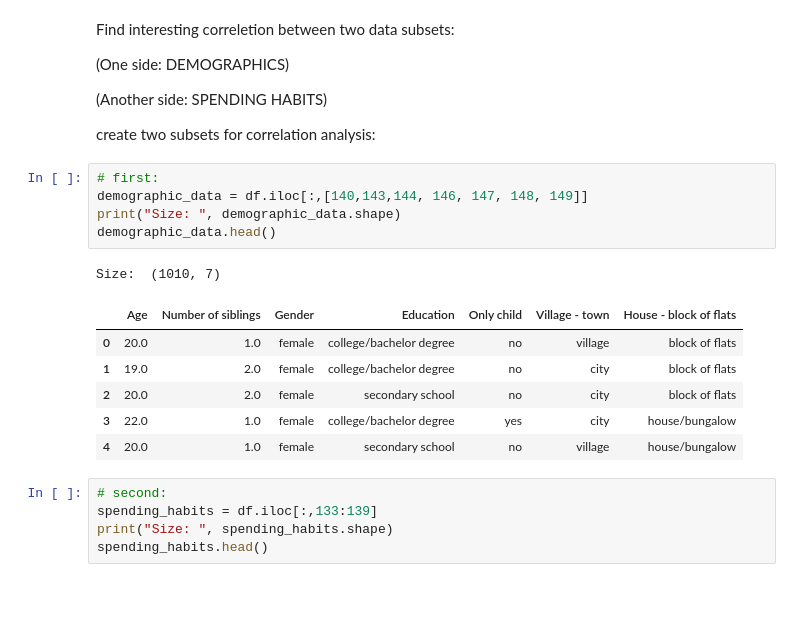
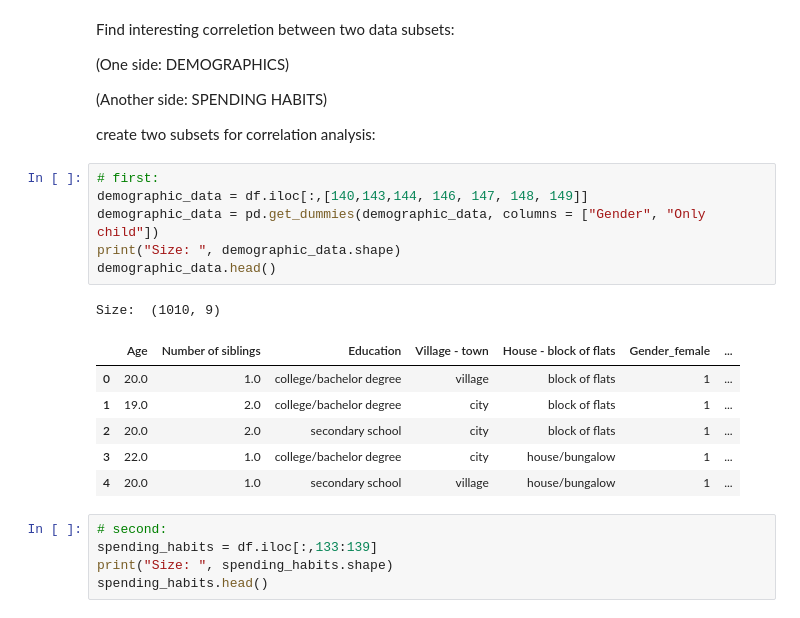
Before and after one commit to olghab/dataScienceProject1, a Jupyter notebook: youngPeopleSurvey_analysis.ipynb, the cells around one changed output. Cells and saved outputs as stored; diff of their text form.

```diff
--- a/youngPeopleSurvey_analysis.ipynb
+++ b/youngPeopleSurvey_analysis.ipynb
@@ -79,16 +79,17 @@ create two subsets for correlation analysis:
 # %%
 # first:
 demographic_data = df.iloc[:,[140,143,144, 146, 147, 148, 149]]
+demographic_data = pd.get_dummies(demographic_data, columns = ["Gender", "Only child"])
 print("Size: ", demographic_data.shape)
 demographic_data.head()
 # %% [output]
-Size:  (1010, 7)
+Size:  (1010, 9)
-|  | Age | Number of siblings | Gender | Education | Only child | Village - town | House - block of flats |
-| 0 | 20.0 | 1.0 | female | college/bachelor degree | no | village | block of flats |
-| 1 | 19.0 | 2.0 | female | college/bachelor degree | no | city | block of flats |
-| 2 | 20.0 | 2.0 | female | secondary school | no | city | block of flats |
-| 3 | 22.0 | 1.0 | female | college/bachelor degree | yes | city | house/bungalow |
-| 4 | 20.0 | 1.0 | female | secondary school | no | village | house/bungalow |
+|  | Age | Number of siblings | Education | Village - town | House - block of flats | Gender_female | ... |
+| 0 | 20.0 | 1.0 | college/bachelor degree | village | block of flats | 1 | ... |
+| 1 | 19.0 | 2.0 | college/bachelor degree | city | block of flats | 1 | ... |
+| 2 | 20.0 | 2.0 | secondary school | city | block of flats | 1 | ... |
+| 3 | 22.0 | 1.0 | college/bachelor degree | city | house/bungalow | 1 | ... |
+| 4 | 20.0 | 1.0 | secondary school | village | house/bungalow | 1 | ... |
 # %%
 # second:
 spending_habits = df.iloc[:,133:139]
```
Also changed, not shown: parts of 3 cells of this notebook.
